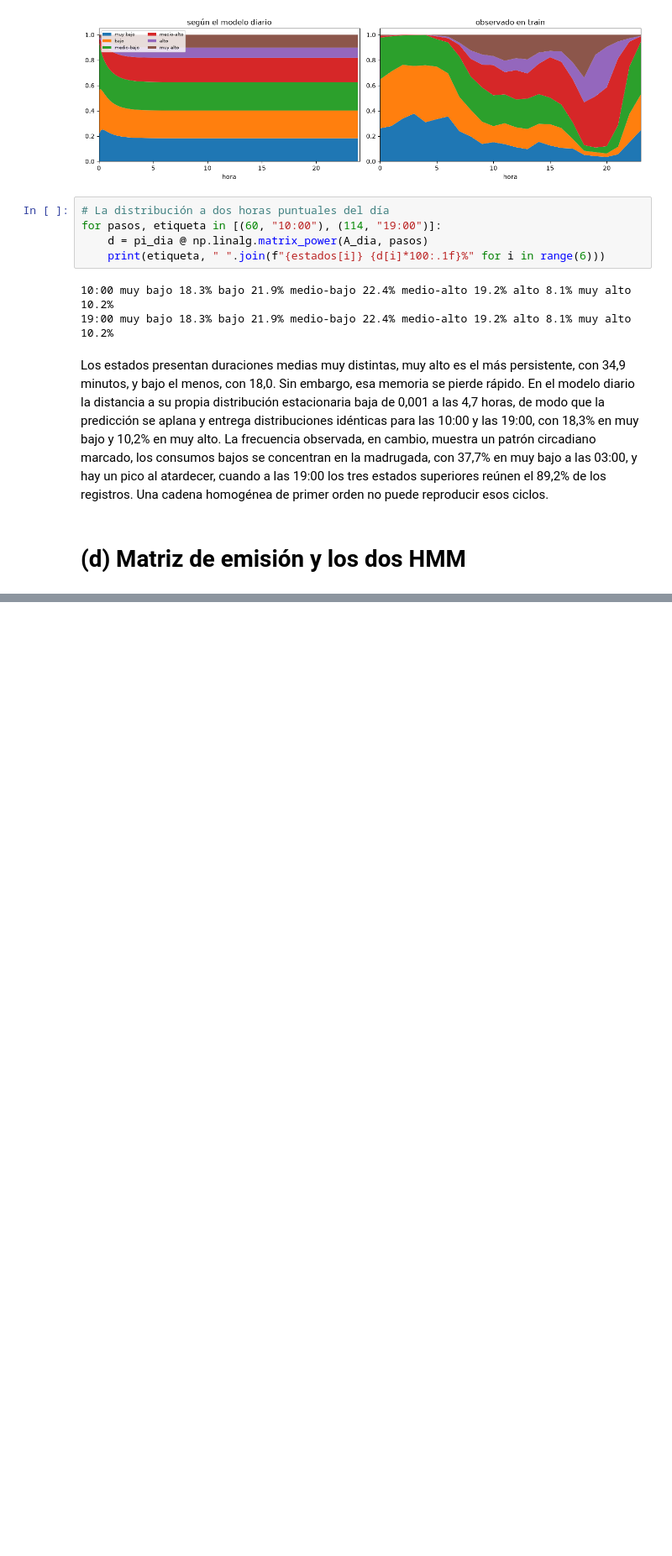
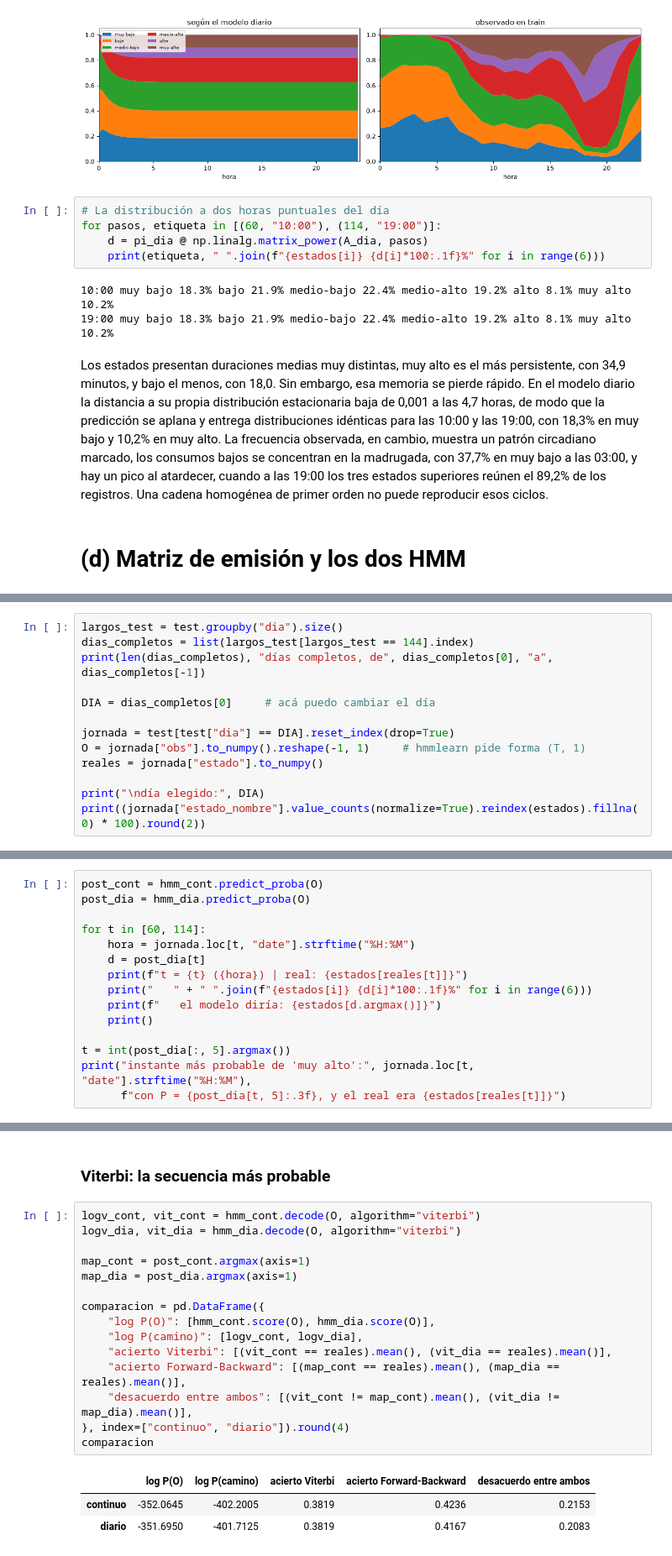
Before and after one commit to Shimumuu/Tareas_AI_2026, a Jupyter notebook: Magdalena_Correa_Martin_Melo_Tarea1_Part2.ipynb, the cells around one changed output, grey strips where cells are left out. Shown at 84% size. Cells and saved outputs as stored; diff of their text form; blank space fills up the shorter version.

```diff
--- a/Magdalena_Correa_Martin_Melo_Tarea1_Part2.ipynb
+++ b/Magdalena_Correa_Martin_Melo_Tarea1_Part2.ipynb
@@ -529,0 +602,13 @@ Los estados presentan duraciones medias muy distintas, muy alto es el más persi
+# %%
+largos_test = test.groupby("dia").size()
+dias_completos = list(largos_test[largos_test == 144].index)
+print(len(dias_completos), "días completos, de", dias_completos[0], "a", dias_completos[-1])
+
+DIA = dias_completos[0]     # acá puedo cambiar el día
+
+jornada = test[test["dia"] == DIA].reset_index(drop=True)
+O = jornada["obs"].to_numpy().reshape(-1, 1)     # hmmlearn pide forma (T, 1)
+reales = jornada["estado"].to_numpy()
+
+print("\ndía elegido:", DIA)
+print((jornada["estado_nombre"].value_counts(normalize=True).reindex(estados).fillna(0) * 100).round(2))
@@ -529,0 +638,15 @@ Los estados presentan duraciones medias muy distintas, muy alto es el más persi
+# %%
+post_cont = hmm_cont.predict_proba(O)
+post_dia = hmm_dia.predict_proba(O)
+
+for t in [60, 114]:
+    hora = jornada.loc[t, "date"].strftime("%H:%M")
+    d = post_dia[t]
+    print(f"t = {t} ({hora}) | real: {estados[reales[t]]}")
+    print("   " + " ".join(f"{estados[i]} {d[i]*100:.1f}%" for i in range(6)))
+    print(f"   el modelo diría: {estados[d.argmax()]}")
+    print()
+
+t = int(post_dia[:, 5].argmax())
+print("instante más probable de 'muy alto':", jornada.loc[t, "date"].strftime("%H:%M"),
+      f"con P = {post_dia[t, 5]:.3f}, y el real era {estados[reales[t]]}")
@@ -529,0 +663,21 @@ Los estados presentan duraciones medias muy distintas, muy alto es el más persi
+# %% [markdown]
+### Viterbi: la secuencia más probable
+# %%
+logv_cont, vit_cont = hmm_cont.decode(O, algorithm="viterbi")
+logv_dia, vit_dia = hmm_dia.decode(O, algorithm="viterbi")
+
+map_cont = post_cont.argmax(axis=1)
+map_dia = post_dia.argmax(axis=1)
+
+comparacion = pd.DataFrame({
+    "log P(O)": [hmm_cont.score(O), hmm_dia.score(O)],
+    "log P(camino)": [logv_cont, logv_dia],
+    "acierto Viterbi": [(vit_cont == reales).mean(), (vit_dia == reales).mean()],
+    "acierto Forward-Backward": [(map_cont == reales).mean(), (map_dia == reales).mean()],
+    "desacuerdo entre ambos": [(vit_cont != map_cont).mean(), (vit_dia != map_dia).mean()],
+}, index=["continuo", "diario"]).round(4)
+comparacion
+# %% [output]
+|  | log P(O) | log P(camino) | acierto Viterbi | acierto Forward-Backward | desacuerdo entre ambos |
+| continuo | -352.0645 | -402.2005 | 0.3819 | 0.4236 | 0.2153 |
+| diario | -351.6950 | -401.7125 | 0.3819 | 0.4167 | 0.2083 |
```
Also changed, not shown: parts of 14 cells of this notebook.
